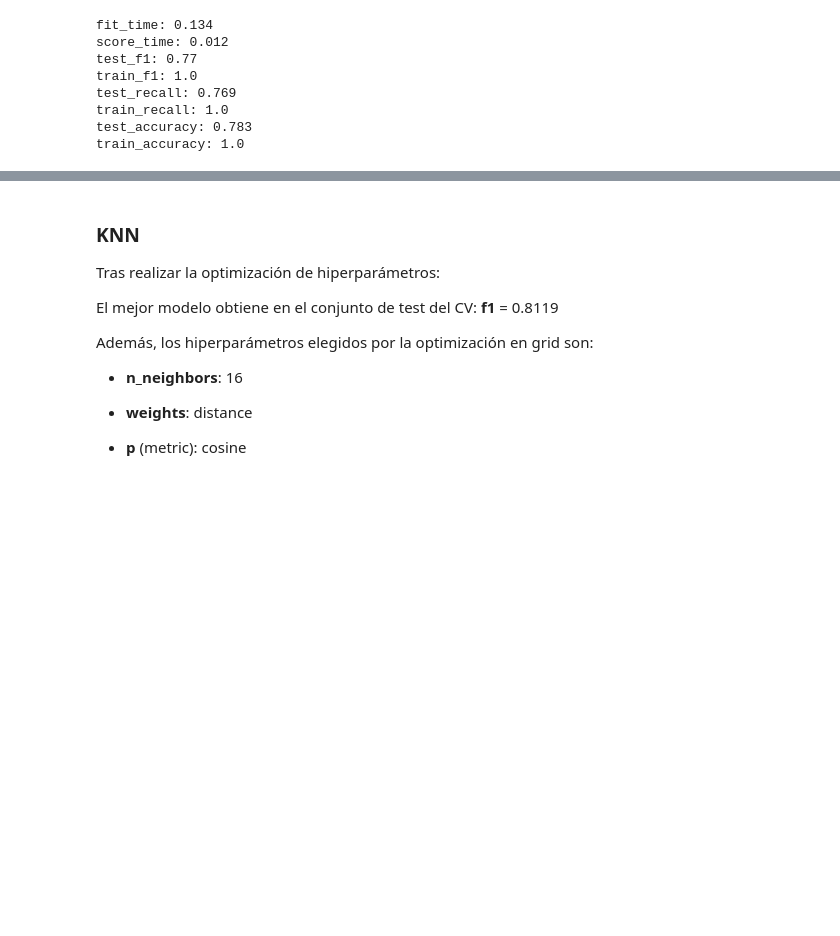
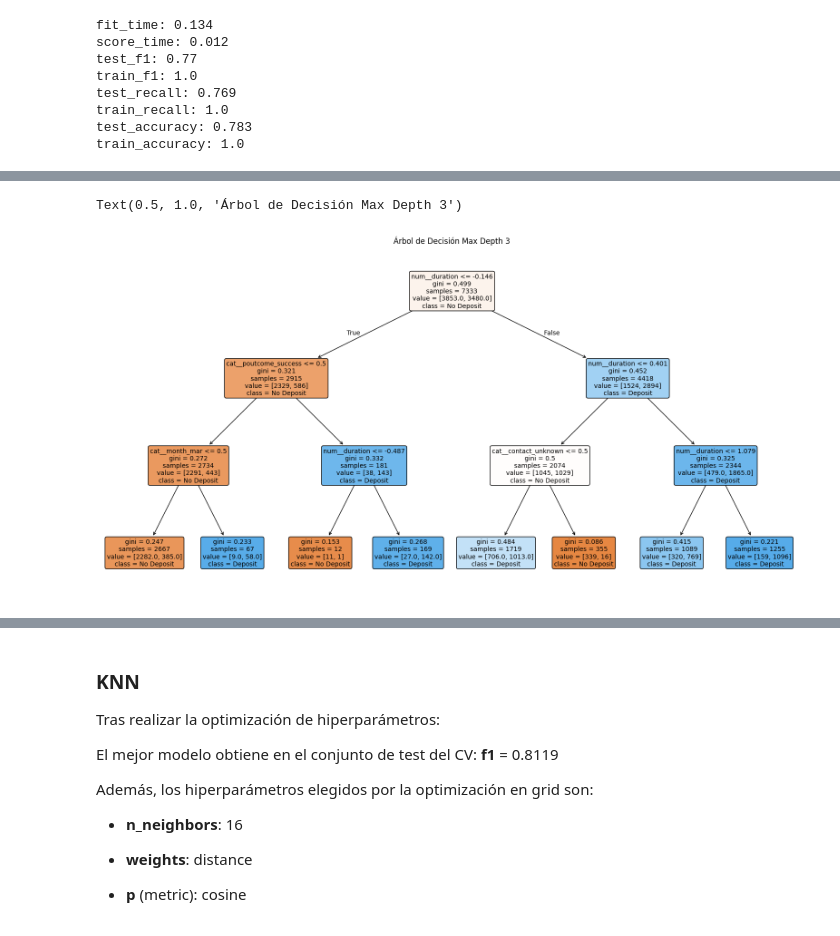
Before and after one commit to aleLobo31/UC3M_ML_P1_G26, a Jupyter notebook: notebooks/preprocessing.ipynb, the cells around one changed output, grey strips where cells are left out. Cells and saved outputs as stored; diff of their text form; code cells hidden in the pictures; blank space fills up the shorter version.

```diff
--- a/notebooks/preprocessing.ipynb
+++ b/notebooks/preprocessing.ipynb
@@ -337,0 +354,29 @@ train_accuracy: 1.0
+# %%
+# Entrenamos un árbol poco profundo
+shallow_tree = create_train_pipeline("Tree")
+
+# Establecemos la profundidad máxima
+shallow_tree.set_params(clf__max_depth=3)
+
+# Entrenamos el modelo mediante holdout porque para nuestro objetivo actual no merece la pena usar CV
+shallow_tree.fit(X_train, y_train)
+
+# Extraemos los nombres de las características categóricas y numéricas
+column_transformer = shallow_tree.named_steps['preprocessing'].named_steps['encoder']
+feature_names = column_transformer.get_feature_names_out()
+
+# Extraemos el modelo entrenado
+shallow_model = shallow_tree.named_steps['clf']
+
+plt.figure(figsize=(20, 10))
+plot_tree(
+    shallow_model,
+    feature_names=feature_names,
+    class_names=['No Deposit', 'Deposit'],
+    filled=True,
+    rounded=True,
+    fontsize=10)
+plt.title("Árbol de Decisión Max Depth 3")
+# %% [output]
+Text(0.5, 1.0, 'Árbol de Decisión Max Depth 3')
+[figure, added]
```
Also changed, not shown: parts of 21 cells of this notebook.
